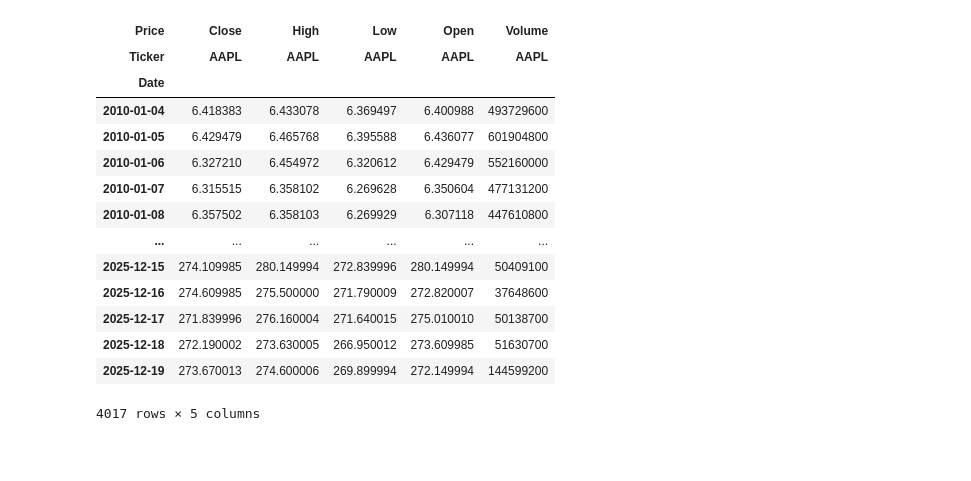
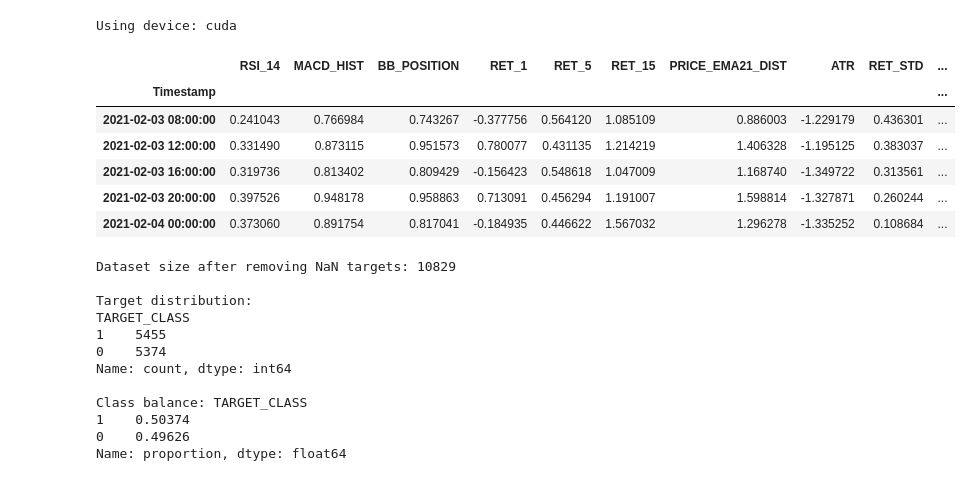
Before and after one commit to Aditya-gautam21/quantTrader, a Jupyter notebook: backend/ml_training.ipynb, the cells around one changed output. Saved outputs shown, nothing was run; the diff lists cells and outputs as text; code cells hidden in the pictures; blank space fills up the shorter version.

```diff
--- a/backend/ml_training.ipynb
+++ b/backend/ml_training.ipynb
@@ -113,18 +16,33 @@ print(data.index.min(), data.index.max(), len(data))
-# %%
-data
-# %% [output]
-| Price | Close | High | Low | Open | Volume |
-| Ticker | AAPL | AAPL | AAPL | AAPL | AAPL |
-| Date |  |  |  |  |  |
-| 2010-01-04 | 6.418383 | 6.433078 | 6.369497 | 6.400988 | 493729600 |
-| 2010-01-05 | 6.429479 | 6.465768 | 6.395588 | 6.436077 | 601904800 |
-| 2010-01-06 | 6.327210 | 6.454972 | 6.320612 | 6.429479 | 552160000 |
-| 2010-01-07 | 6.315515 | 6.358102 | 6.269628 | 6.350604 | 477131200 |
-| 2010-01-08 | 6.357502 | 6.358103 | 6.269929 | 6.307118 | 447610800 |
-| ... | ... | ... | ... | ... | ... |
-| 2025-12-15 | 274.109985 | 280.149994 | 272.839996 | 280.149994 | 50409100 |
-| 2025-12-16 | 274.609985 | 275.500000 | 271.790009 | 272.820007 | 37648600 |
-| 2025-12-17 | 271.839996 | 276.160004 | 271.640015 | 275.010010 | 50138700 |
-| 2025-12-18 | 272.190002 | 273.630005 | 266.950012 | 273.609985 | 51630700 |
-| 2025-12-19 | 273.670013 | 274.600006 | 269.899994 | 272.149994 | 144599200 |
-4017 rows × 5 columns
+# %%
+device = 'cuda' if torch.cuda.is_available() else 'cpu'
+print(f"Using device: {device}")
+# %% [output]
+Using device: cuda
+# %%
+DATA_PATH = "raw_data/2026-01-13/norm_indicators_BTCUSDT.csv"
+
+TARGET_HORIZON = 1  #predict 1 period ahead
+HIDDEN_SIZES=[128,64,32]
+DROPOUT = 0.3
+
+BATCH_SIZE = 64
+EPOCHS = 100
+LEARNING_RATE = 0.001
+WEIGHT_DECAY = 1e-5
+
+TEST_SIZE = 0.2
+VAL_SIZE = 0.1
+
+torch.manual_seed(42)
+np.random.seed(42)
+# %%
+data = pd.read_csv(DATA_PATH, index_col = 0, parse_dates=True)
+data.head()
+# %% [output]
+|  | RSI_14 | MACD_HIST | BB_POSITION | RET_1 | RET_5 | RET_15 | PRICE_EMA21_DIST | ATR | RET_STD | ... |
+| Timestamp |  |  |  |  |  |  |  |  |  | ... |
+| 2021-02-03 08:00:00 | 0.241043 | 0.766984 | 0.743267 | -0.377756 | 0.564120 | 1.085109 | 0.886003 | -1.229179 | 0.436301 | ... |
+| 2021-02-03 12:00:00 | 0.331490 | 0.873115 | 0.951573 | 0.780077 | 0.431135 | 1.214219 | 1.406328 | -1.195125 | 0.383037 | ... |
+| 2021-02-03 16:00:00 | 0.319736 | 0.813402 | 0.809429 | -0.156423 | 0.548618 | 1.047009 | 1.168740 | -1.349722 | 0.313561 | ... |
+| 2021-02-03 20:00:00 | 0.397526 | 0.948178 | 0.958863 | 0.713091 | 0.456294 | 1.191007 | 1.598814 | -1.327871 | 0.260244 | ... |
+| 2021-02-04 00:00:00 | 0.373060 | 0.891754 | 0.817041 | -0.184935 | 0.446622 | 1.567032 | 1.296278 | -1.335252 | 0.108684 | ... |
@@ -130,0 +55,18 @@ data
+# %%
+print(f"Dataset size after removing NaN targets: {len(clean_data)}")
+print(f"\nTarget distribution:")
+print(clean_data['TARGET_CLASS'].value_counts())
+print(f"\nClass balance: {clean_data['TARGET_CLASS'].value_counts(normalize=True)}")
+# %% [output]
+Dataset size after removing NaN targets: 10829
+
+Target distribution:
+TARGET_CLASS
+1    5455
+0    5374
+Name: count, dtype: int64
+
+Class balance: TARGET_CLASS
+1    0.50374
+0    0.49626
+Name: proportion, dtype: float64
```
Also changed, not shown: parts of 28 cells of this notebook, 4 other files.
